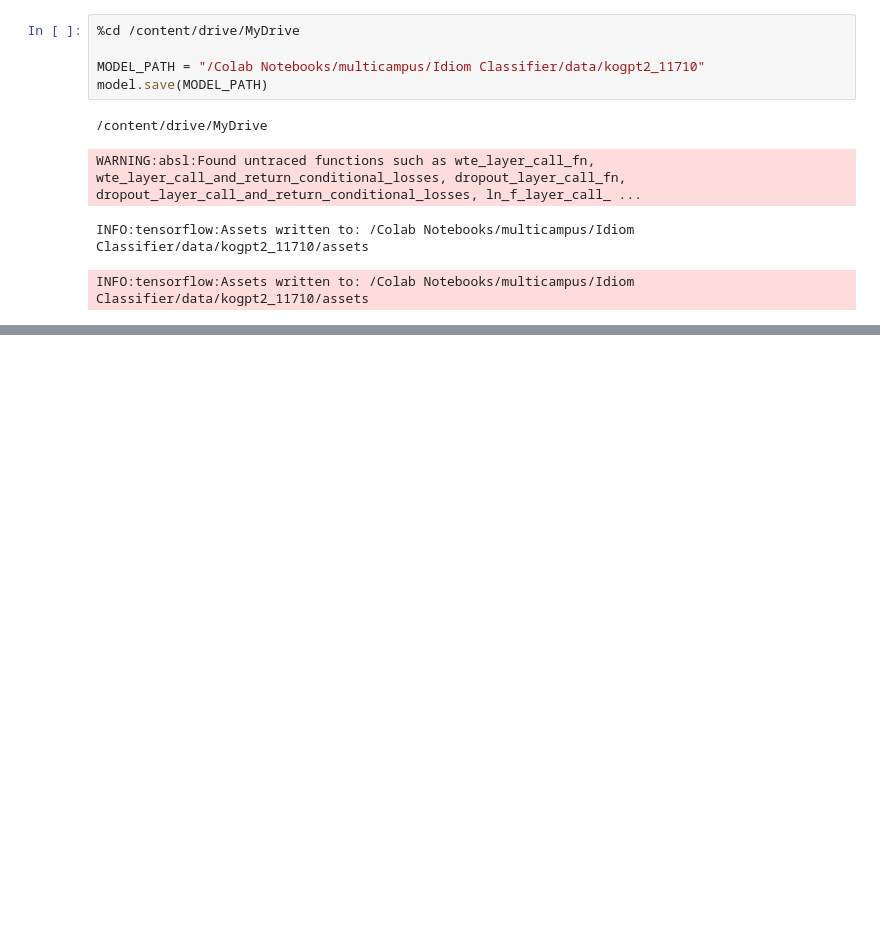
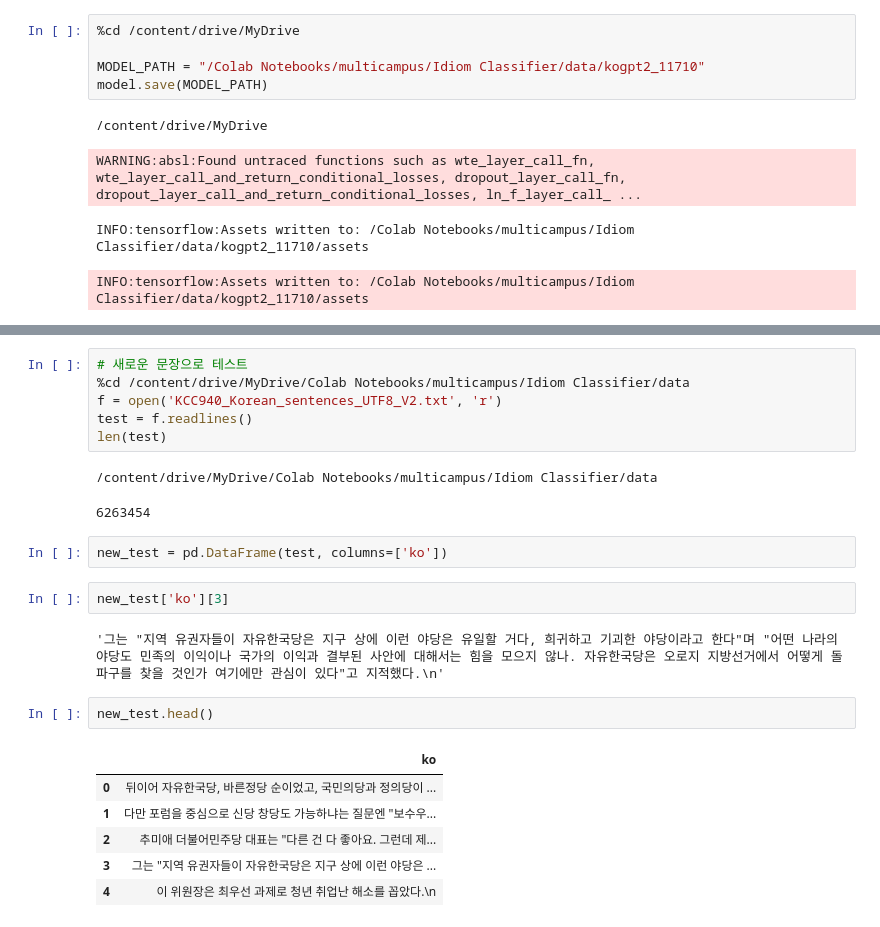
Before and after one commit to 2pterons/multicampus, a Jupyter notebook: 2_20211005_KoGPT2_idiom_classification.ipynb, the cells around one changed output, grey strips where cells are left out. Saved outputs shown, nothing was run; the diff lists cells and outputs as text; blank space fills up the shorter version.

Commit message:
Colaboratory를 통해 생성됨

```diff
--- a/2_20211005_KoGPT2_idiom_classification.ipynb
+++ b/2_20211005_KoGPT2_idiom_classification.ipynb
@@ -508,0 +469,24 @@ pwd
+# %%
+# 새로운 문장으로 테스트
+%cd /content/drive/MyDrive/Colab Notebooks/multicampus/Idiom Classifier/data
+f = open('KCC940_Korean_sentences_UTF8_V2.txt', 'r')
+test = f.readlines()
+len(test)
+# %% [output]
+/content/drive/MyDrive/Colab Notebooks/multicampus/Idiom Classifier/data
+6263454
+# %%
+new_test = pd.DataFrame(test, columns=['ko'])
+# %%
+new_test['ko'][3]
+# %% [output]
+'그는 "지역 유권자들이 자유한국당은 지구 상에 이런 야당은 유일할 거다, 희귀하고 기괴한 야당이라고 한다"며 "어떤 나라의 야당도 민족의 이익이나 국가의 이익과 결부된 사안에 대해서는 힘을 모으지 않나. 자유한국당은 오로지 지방선거에서 어떻게 돌파구를 찾을 것인가 여기에만 관심이 있다"고 지적했다.\n'
+# %%
+new_test.head()
+# %% [output]
+|  | ko |
+| 0 | 뒤이어 자유한국당, 바른정당 순이었고, 국민의당과 정의당이 ... |
+| 1 | 다만 포럼을 중심으로 신당 창당도 가능하냐는 질문엔 "보수우... |
+| 2 | 추미애 더불어민주당 대표는 "다른 건 다 좋아요. 그런데 제... |
+| 3 | 그는 "지역 유권자들이 자유한국당은 지구 상에 이런 야당은 ... |
+| 4 | 이 위원장은 최우선 과제로 청년 취업난 해소를 꼽았다.\n |
```
Also changed, not shown: parts of 25 cells of this notebook.
